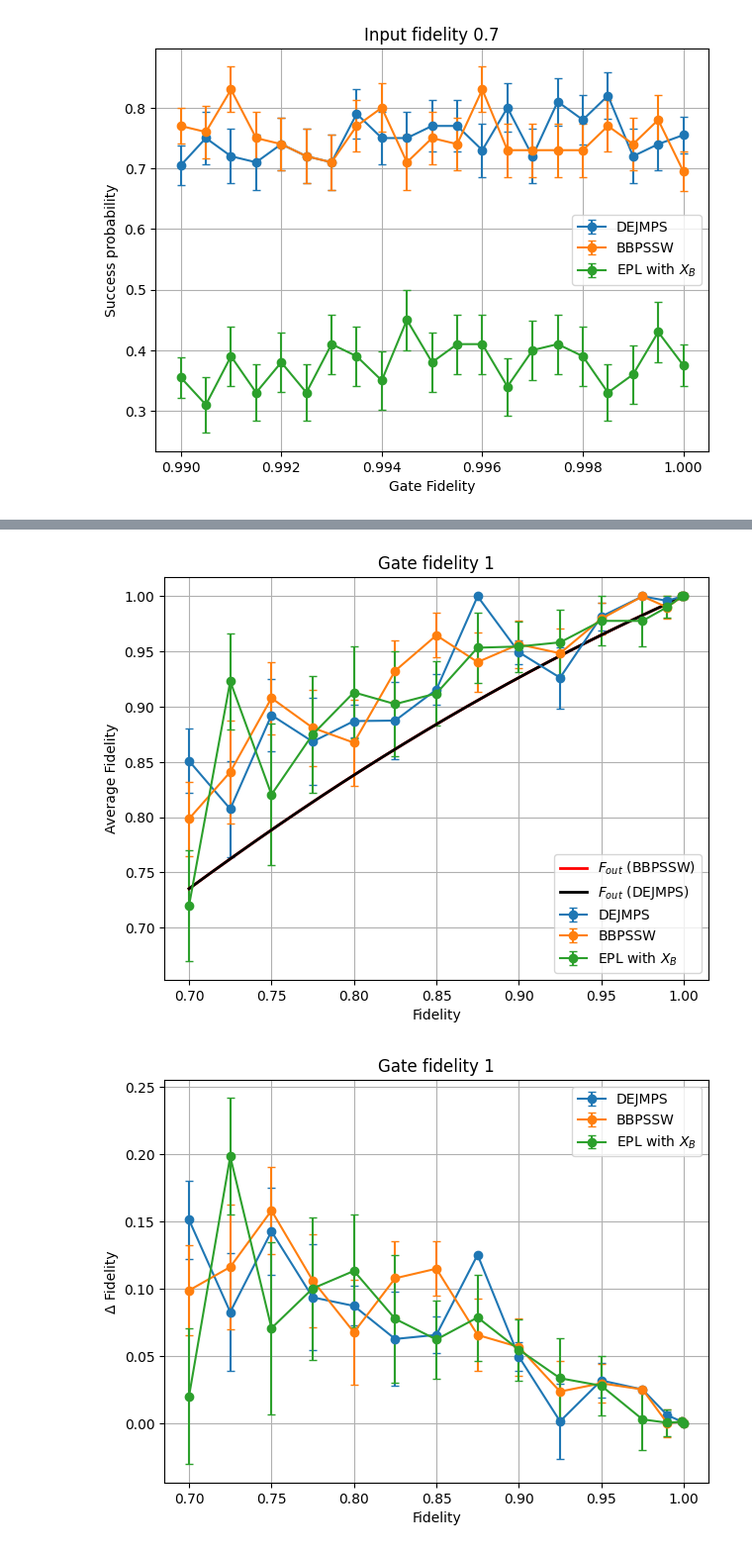
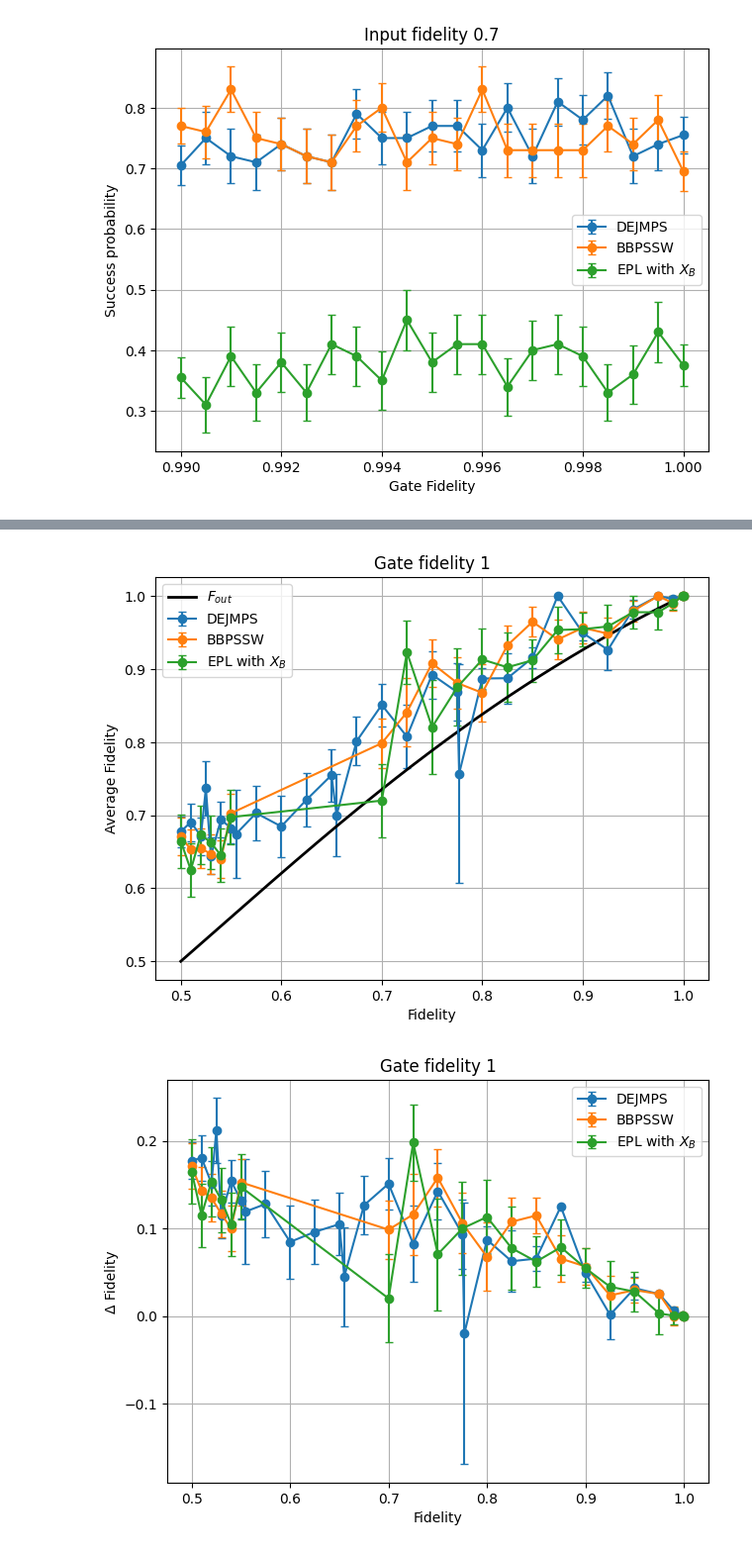
Before and after one commit to goncalo-meneses/qcc-project, a Jupyter notebook: plotting_analysis/deltas.ipynb, the cells around one changed output, grey strips where cells are left out. Shown at 99% size. Cells and saved outputs as stored; diff of their text form; code cells hidden in the pictures.

Commit message:
Added more plots

```diff
--- a/plotting_analysis/deltas.ipynb
+++ b/plotting_analysis/deltas.ipynb
@@ -90,19 +90,19 @@ Fidelity: 0.5300, Gate Fidelity: 1.0000 -> Simulations: 500
 Fidelity: 0.5400, Gate Fidelity: 1.0000 -> Simulations: 500
 Fidelity: 0.5500, Gate Fidelity: 1.0000 -> Simulations: 700
 # %%
-fr = (0.7, 1)
+fr = (0.5, 1)
 gr = (1, 1)
 dejmps = analyze_multiple_combos(dejmps_data, fidelity_range=fr, gate_fidelity_range=gr, n_bootstrap=1000, seed=42)
 bbpssw = analyze_multiple_combos(bbpssw_data, fidelity_range=fr, gate_fidelity_range=gr, n_bootstrap=1000, seed=42)
 epl = analyze_multiple_combos(epl_data, fidelity_range=fr, gate_fidelity_range=gr, n_bootstrap=1000, seed=42)
 epl_local = analyze_multiple_combos(epl_local_change_data, fidelity_range=fr, gate_fidelity_range=gr, n_bootstrap=1000, seed=42)
 
 results_list = [('DEJMPS', dejmps),
                 ('BBPSSW', bbpssw),
                 (r'EPL with $X_B$', epl_local)]
 plot_fidelity(results_list, title='Gate fidelity 1', delta=False, theoretical_f=True, fr=fr)
 plot_fidelity(results_list, title='Gate fidelity 1', delta=True)
 plot_success_prob(results_list, title='Gate fidelity 1', theoretical_p=True, fr=fr)
 # %% [output]
-[figure, old version]
+[figure, new version]
-[figure, old version]
+[figure, new version]
```
Also changed, not shown: parts of 3 cells of this notebook, 3 other files.
